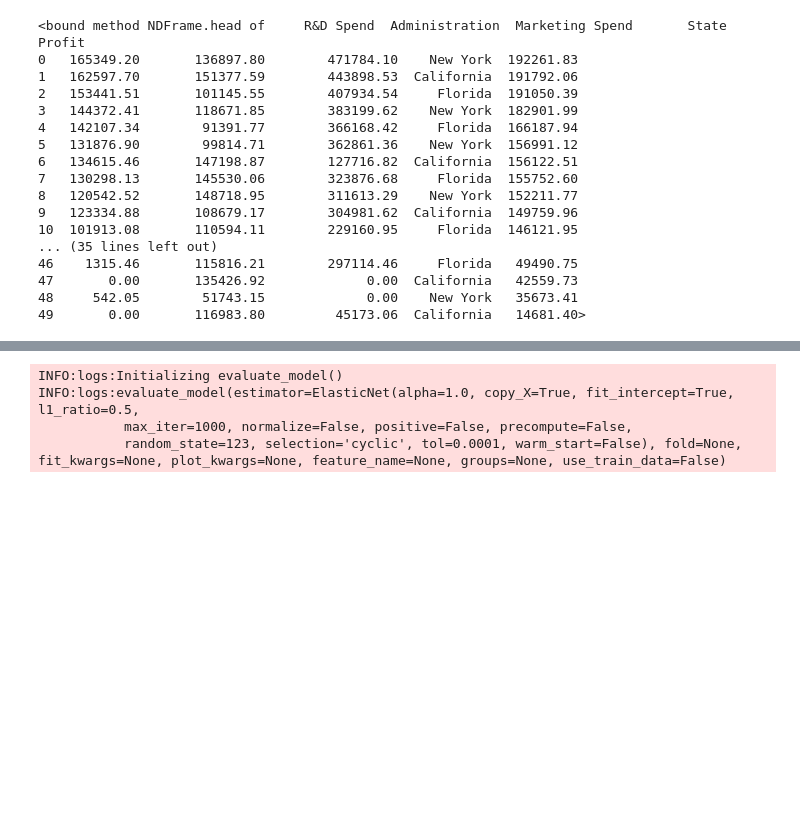
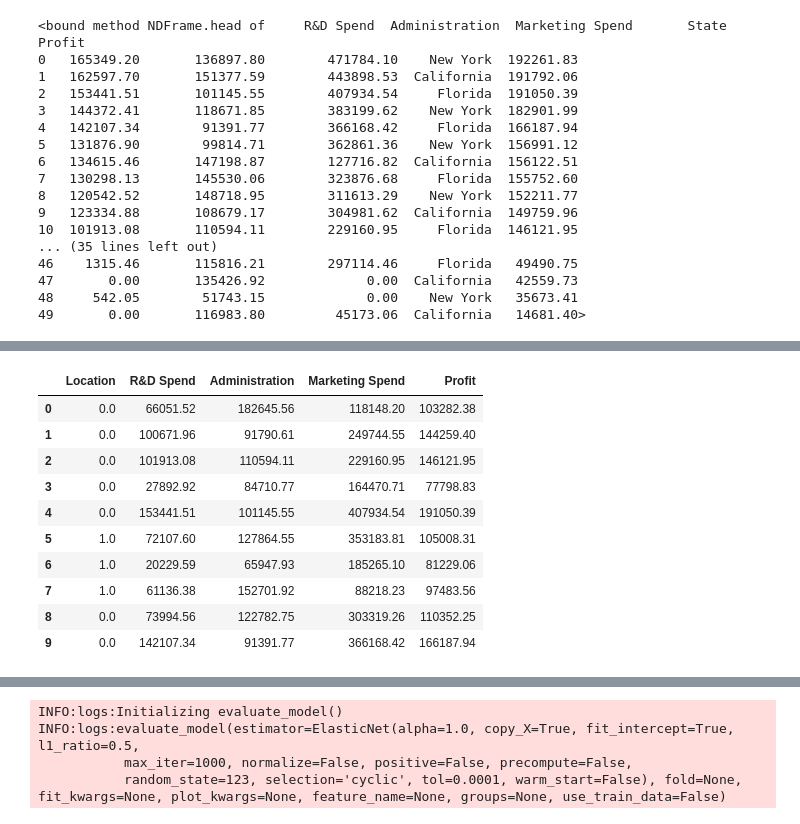
Before and after one commit to kungfumas/aplikasi-deep-learning, a Jupyter notebook: pycaretregresi.ipynb, the cells around one changed output, grey strips where cells are left out. Saved outputs shown, nothing was run; the diff lists cells and outputs as text; code cells hidden in the pictures; blank space fills up the shorter version.

```diff
--- a/pycaretregresi.ipynb
+++ b/pycaretregresi.ipynb
@@ -115,3 +125,17 @@ test_data=pd.DataFrame(X_test,columns=['R&D Spend','Administration','Marketing S
+# %%
+test_data
+# %% [output]
+|  | Location | R&D Spend | Administration | Marketing Spend | Profit |
+| 0 | 0.0 | 66051.52 | 182645.56 | 118148.20 | 103282.38 |
+| 1 | 0.0 | 100671.96 | 91790.61 | 249744.55 | 144259.40 |
+| 2 | 0.0 | 101913.08 | 110594.11 | 229160.95 | 146121.95 |
+| 3 | 0.0 | 27892.92 | 84710.77 | 164470.71 | 77798.83 |
+| 4 | 0.0 | 153441.51 | 101145.55 | 407934.54 | 191050.39 |
+| 5 | 1.0 | 72107.60 | 127864.55 | 353183.81 | 105008.31 |
+| 6 | 1.0 | 20229.59 | 65947.93 | 185265.10 | 81229.06 |
+| 7 | 1.0 | 61136.38 | 152701.92 | 88218.23 | 97483.56 |
+| 8 | 0.0 | 73994.56 | 122782.75 | 303319.26 | 110352.25 |
+| 9 | 0.0 | 142107.34 | 91391.77 | 366168.42 | 166187.94 |
 # %%
 s=setup(data=train_data,target='Profit',session_id=123,use_gpu=True)
 # %% [output]
```
Also changed, not shown: parts of 34 cells of this notebook.
